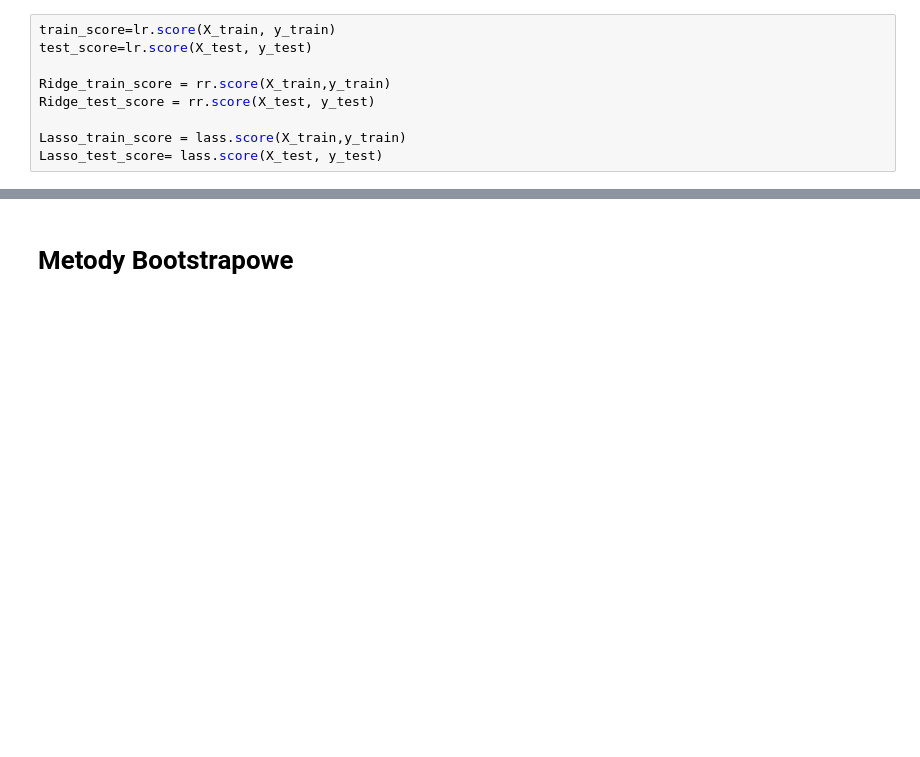
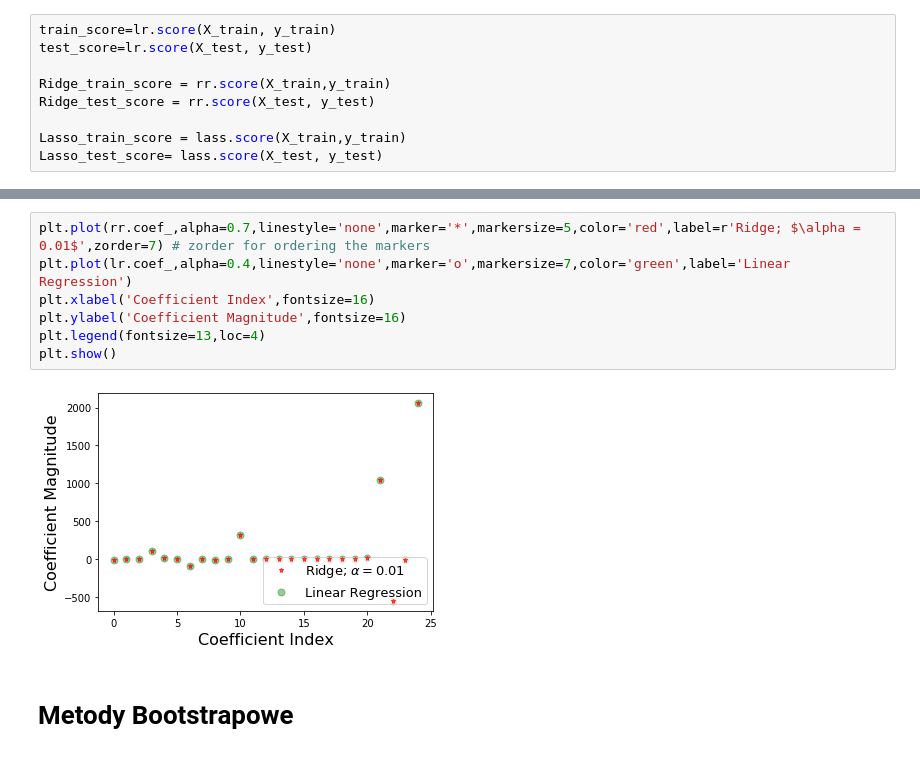
Before and after one commit to KaliszS/Exoplanets-Kepler-Regression, a Jupyter notebook: Kepler Regression.ipynb, the cells around one changed output, grey strips where cells are left out. Drawn from its saved outputs; the diff is of its cells as text; blank space fills up the shorter version.

```diff
--- a/Kepler Regression.ipynb
+++ b/Kepler Regression.ipynb
@@ -288,3 +322,12 @@ print("Walidacja Krzyżowa dla regresji z reg. lasso :", cross_val_score(lass, n
+# %%
+plt.plot(rr.coef_,alpha=0.7,linestyle='none',marker='*',markersize=5,color='red',label=r'Ridge; $\alpha = 0.01$',zorder=7) # zorder for ordering the markers
+plt.plot(lr.coef_,alpha=0.4,linestyle='none',marker='o',markersize=7,color='green',label='Linear Regression')
+plt.xlabel('Coefficient Index',fontsize=16)
+plt.ylabel('Coefficient Magnitude',fontsize=16)
+plt.legend(fontsize=13,loc=4)
+plt.show()
+# %% [output]
+[figure, added]
 # %% [markdown]
 # Metody Bootstrapowe
 # %%
```
Also changed, not shown: parts of 25 cells of this notebook.
